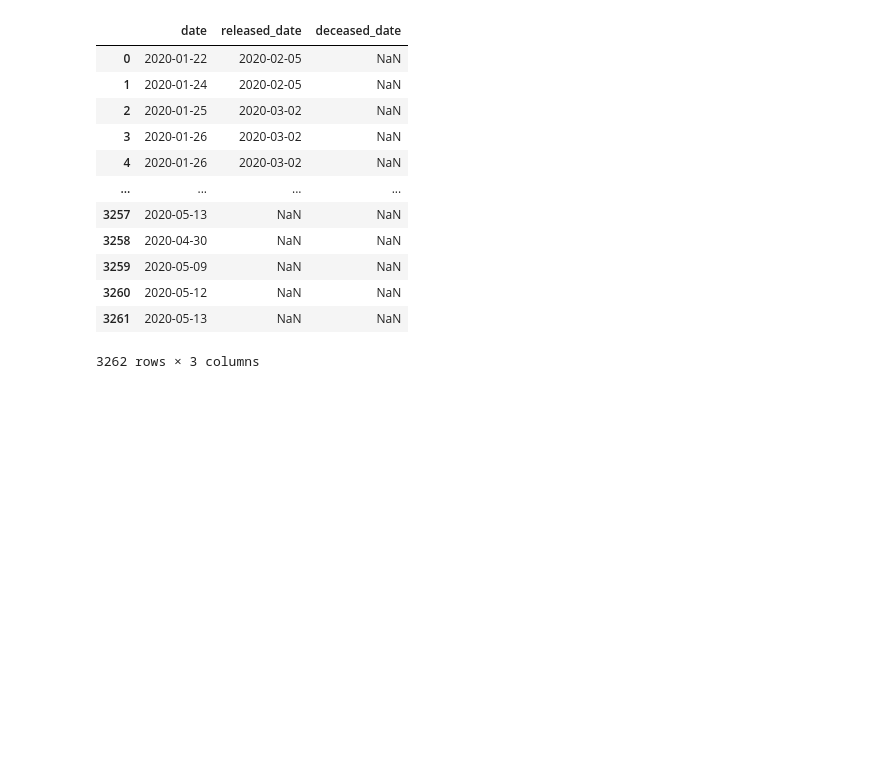
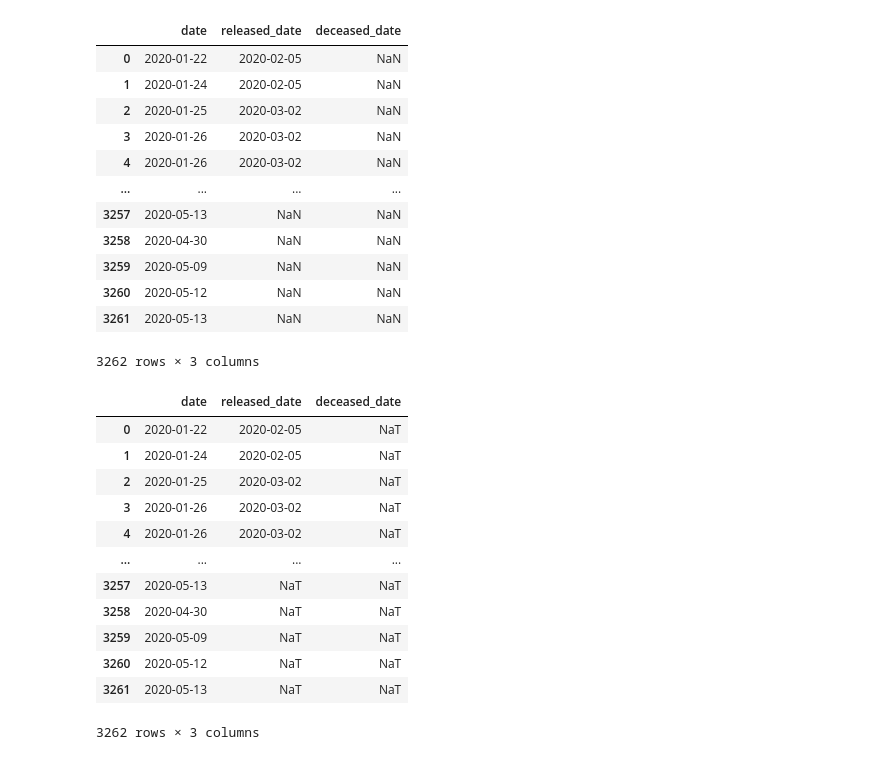
Before and after one commit to ludovicaschaerf/MRWP_Final_Project, a Jupyter notebook: Model Creation.ipynb, the cells around one changed output. Cells and saved outputs as stored; diff of their text form; code cells hidden in the pictures; blank space fills up the shorter version.

```diff
--- a/Model Creation.ipynb
+++ b/Model Creation.ipynb
@@ -205,0 +202,16 @@ data[['date', 'released_date', 'deceased_date']]
+# %%
+data[['date', 'released_date', 'deceased_date']]
+# %% [output]
+|  | date | released_date | deceased_date |
+| 0 | 2020-01-22 | 2020-02-05 | NaT |
+| 1 | 2020-01-24 | 2020-02-05 | NaT |
+| 2 | 2020-01-25 | 2020-03-02 | NaT |
+| 3 | 2020-01-26 | 2020-03-02 | NaT |
+| 4 | 2020-01-26 | 2020-03-02 | NaT |
+| ... | ... | ... | ... |
+| 3257 | 2020-05-13 | NaT | NaT |
+| 3258 | 2020-04-30 | NaT | NaT |
+| 3259 | 2020-05-09 | NaT | NaT |
+| 3260 | 2020-05-12 | NaT | NaT |
+| 3261 | 2020-05-13 | NaT | NaT |
+3262 rows × 3 columns
```
Also changed, not shown: parts of 20 cells of this notebook.
